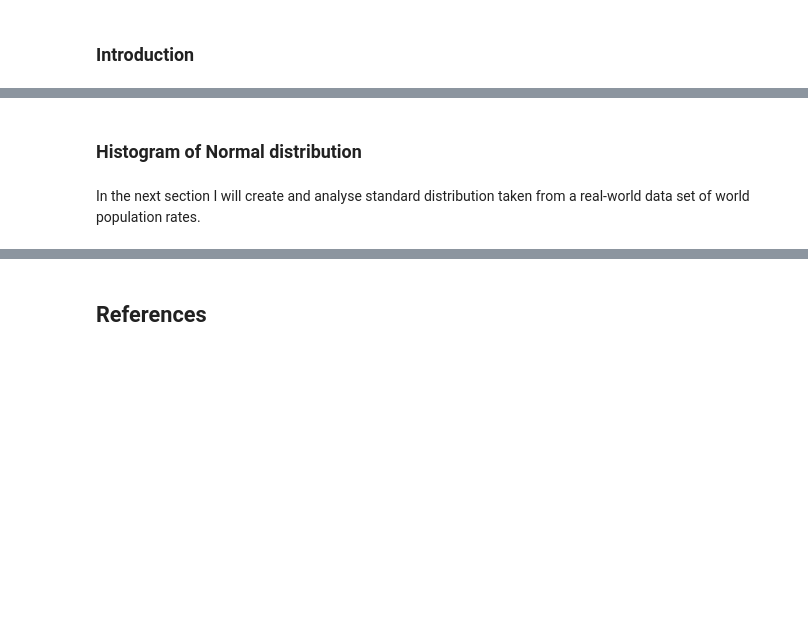
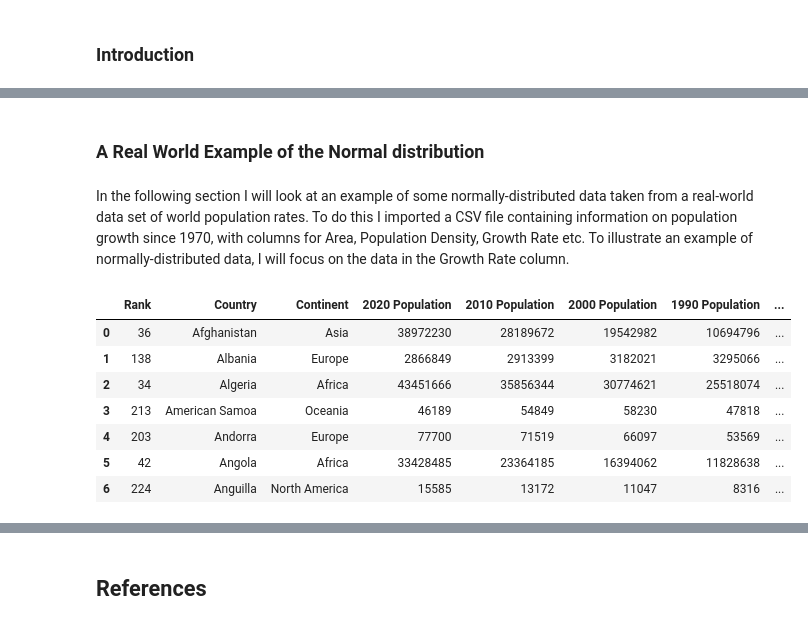
Before and after one commit to martincusack979/fundanalysis-assesment, a Jupyter notebook: normal-distribution.ipynb, the cells around one changed output, grey strips where cells are left out. Drawn from its saved outputs; the diff is of its cells as text; code cells hidden in the pictures; blank space fills up the shorter version.

```diff
--- a/normal-distribution.ipynb
+++ b/normal-distribution.ipynb
@@ -26,4 +30,19 @@ array([[-0.99638712, -0.41715012, -1.89888258,  0.33783659],
 # %% [markdown]
-### Histogram of Normal distribution
+### A Real World Example of the Normal distribution
 # %% [markdown]
-In the next section I will create and analyse standard distribution taken from a real-world data set of world population rates.
+In the following section I will look at an example of some normally-distributed data taken from a real-world data set of world population rates.  To do this I imported a CSV file containing information on population growth since 1970, with columns for Area, Population Density, Growth Rate etc.  To illustrate an example of normally-distributed data, I will focus on the data in the Growth Rate column.
+# %%
+# import CSV file into pandas dataframe
+df=pd.read_csv (r"C:\Users\cusac\OneDrive\Desktop\world_population.csv")
+# %%
+# print first 7 rows to get a sense of the data
+df.head(7)
+# %% [output]
+|  | Rank | Country | Continent | 2020 Population | 2010 Population | 2000 Population | 1990 Population | ... |
+| 0 | 36 | Afghanistan | Asia | 38972230 | 28189672 | 19542982 | 10694796 | ... |
+| 1 | 138 | Albania | Europe | 2866849 | 2913399 | 3182021 | 3295066 | ... |
+| 2 | 34 | Algeria | Africa | 43451666 | 35856344 | 30774621 | 25518074 | ... |
+| 3 | 213 | American Samoa | Oceania | 46189 | 54849 | 58230 | 47818 | ... |
+| 4 | 203 | Andorra | Europe | 77700 | 71519 | 66097 | 53569 | ... |
+| 5 | 42 | Angola | Africa | 33428485 | 23364185 | 16394062 | 11828638 | ... |
+| 6 | 224 | Anguilla | North America | 15585 | 13172 | 11047 | 8316 | ... |
```
Also changed, not shown: parts of 12 cells of this notebook.
